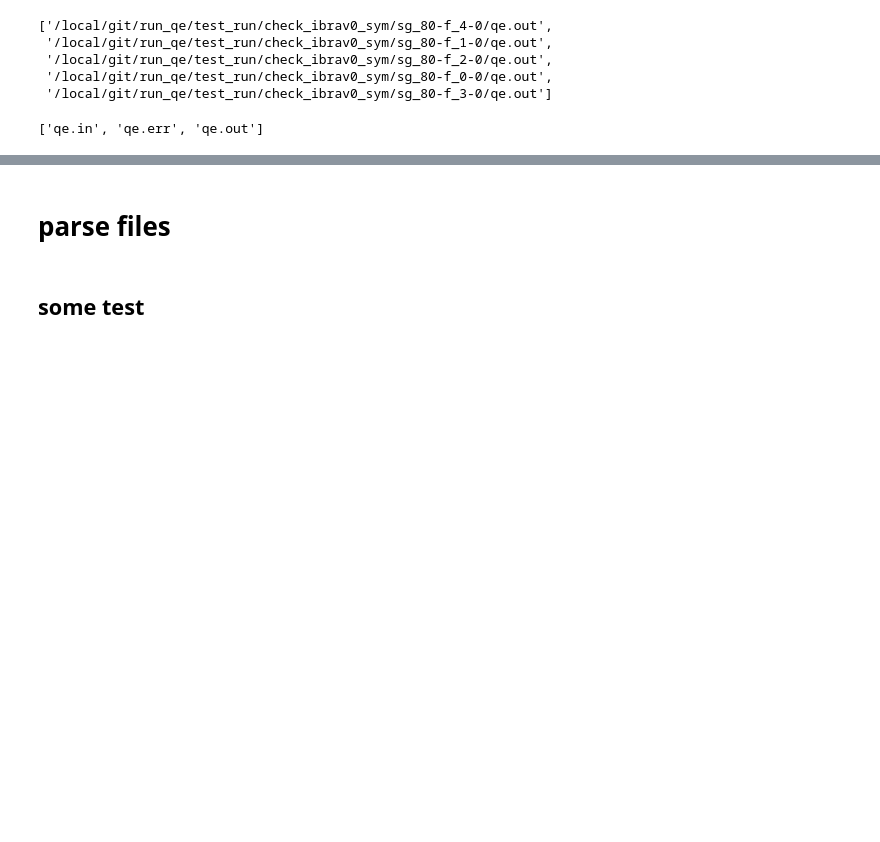
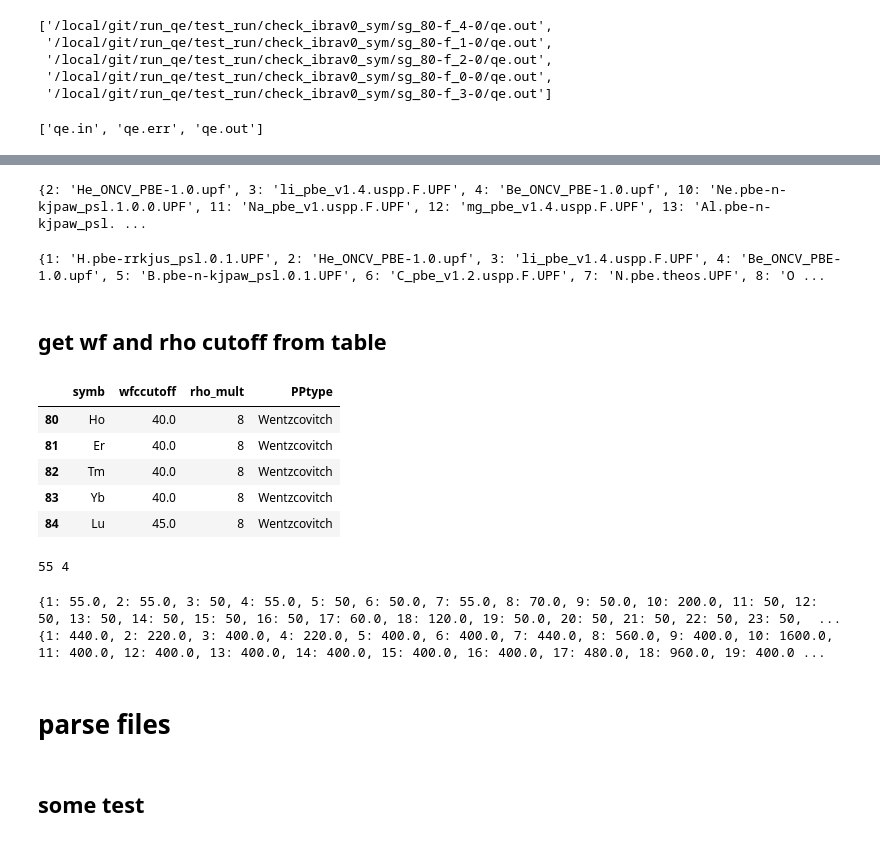
Before and after one commit to felixmusil/run_qe, a Jupyter notebook: read_output/simple_parsing.ipynb, the cells around one changed output, grey strips where cells are left out. Saved outputs shown, nothing was run; the diff lists cells and outputs as text; code cells hidden in the pictures; blank space fills up the shorter version.

```diff
--- a/read_output/simple_parsing.ipynb
+++ b/read_output/simple_parsing.ipynb
@@ -83,0 +121,33 @@ fns = get_filenames(path,fn_pattern='qe.out',dir_pattern=None)
+# %%
+dic = {}
+for fn in fns:
+    for z,symb in z2symb.iteritems():
+        name = os.path.basename(fn)
+        if symb ==  name[:2].capitalize():
+            dic[z] = name
+print dic
+# %% [output]
+{2: 'He_ONCV_PBE-1.0.upf', 3: 'li_pbe_v1.4.uspp.F.UPF', 4: 'Be_ONCV_PBE-1.0.upf', 10: 'Ne.pbe-n-kjpaw_psl.1.0.0.UPF', 11: 'Na_pbe_v1.uspp.F.UPF', 12: 'mg_pbe_v1.4.uspp.F.UPF', 13: 'Al.pbe-n-kjpaw_psl. ...
+# %%
+def get_pseudo(pseudoPath):
+    fns = get_filenames(pseudoPath,fn_pattern='*.UPF',dir_pattern=None)
+    fns += get_filenames(pseudoPath,fn_pattern='*.upf',dir_pattern=None)
+
+    dic = {}
+    for fn in fns:
+        for z,symb in z2symb.iteritems():
+            name = os.path.basename(fn)
+            if symb ==  name[:2].capitalize().replace('_','').replace('.',''):
+                dic[z] = name
+    return dic
+pseudoPath = '../pseudo/SSSP_acc_PBE/'
+pp = get_pseudo(pseudoPath)
+print pp
+# %% [output]
+{1: 'H.pbe-rrkjus_psl.0.1.UPF', 2: 'He_ONCV_PBE-1.0.upf', 3: 'li_pbe_v1.4.uspp.F.UPF', 4: 'Be_ONCV_PBE-1.0.upf', 5: 'B.pbe-n-kjpaw_psl.0.1.UPF', 6: 'C_pbe_v1.2.uspp.F.UPF', 7: 'N.pbe.theos.UPF', 8: 'O ...
+# %% [markdown]
+## get wf and rho cutoff from table
+# %%
+pseudoPath = '../pseudo/SSSP_acc_PBE/'
+fn_table = pseudoPath + 'cutoff_table.dat'
+import pandas as pd
@@ -84,3 +156,29 @@ fns = get_filenames(path,fn_pattern='qe.out',dir_pattern=None)
+# %%
+tt = pd.read_csv(fn_table,sep=' ',header=None,names=['symb','wfccutoff','rho_mult','PPtype'],na_values='??')
+tt.tail(5)
+# %% [output]
+|  | symb | wfccutoff | rho_mult | PPtype |
+| 80 | Ho | 40.0 | 8 | Wentzcovitch |
+| 81 | Er | 40.0 | 8 | Wentzcovitch |
+| 82 | Tm | 40.0 | 8 | Wentzcovitch |
+| 83 | Yb | 40.0 | 8 | Wentzcovitch |
+| 84 | Lu | 45.0 | 8 | Wentzcovitch |
+# %%
+a,b = np.array(tt[tt['symb']=='He'].values[0][1:3],dtype=np.int32)
+print a,b
+# %% [output]
+55 4
+# %%
+wfccutoff,rhocutoff = {},{}
+for z,symb in z2symb.iteritems():
+    wf_cutoff,mult = np.array(tt[tt['symb']==symb].values[0][1:3],dtype=float)
+    wfccutoff[z] = wf_cutoff if wf_cutoff>=50 else 50
+    rhocutoff[z] = mult*wfccutoff[z]
+print wfccutoff
+print rhocutoff
+# %% [output]
+{1: 55.0, 2: 55.0, 3: 50, 4: 55.0, 5: 50, 6: 50.0, 7: 55.0, 8: 70.0, 9: 50.0, 10: 200.0, 11: 50, 12: 50, 13: 50, 14: 50, 15: 50, 16: 50, 17: 60.0, 18: 120.0, 19: 50.0, 20: 50, 21: 50, 22: 50, 23: 50,  ...
+{1: 440.0, 2: 220.0, 3: 400.0, 4: 220.0, 5: 400.0, 6: 400.0, 7: 440.0, 8: 560.0, 9: 400.0, 10: 1600.0, 11: 400.0, 12: 400.0, 13: 400.0, 14: 400.0, 15: 400.0, 16: 400.0, 17: 480.0, 18: 960.0, 19: 400.0 ...
 # %% [markdown]
 # parse files
 # %% [markdown]
```
Also changed, not shown: parts of 9 cells of this notebook, 9 other files.
